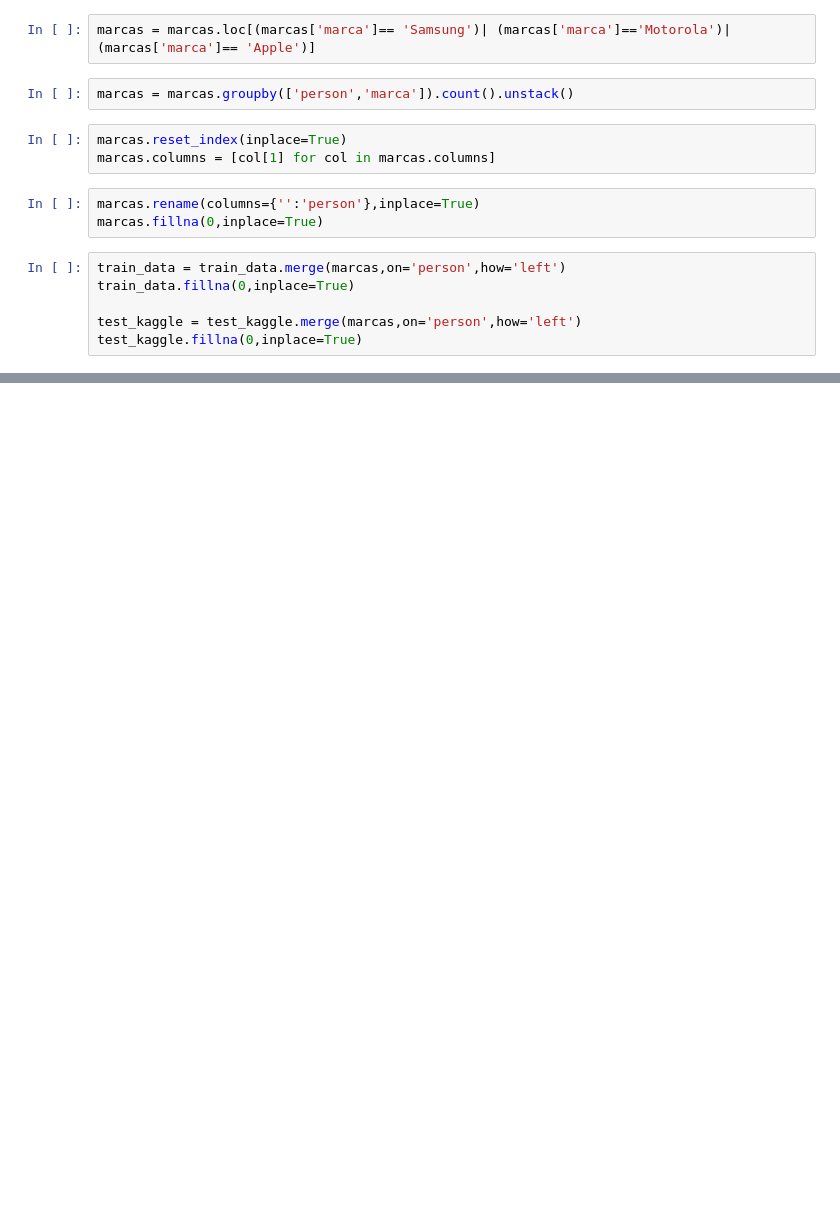
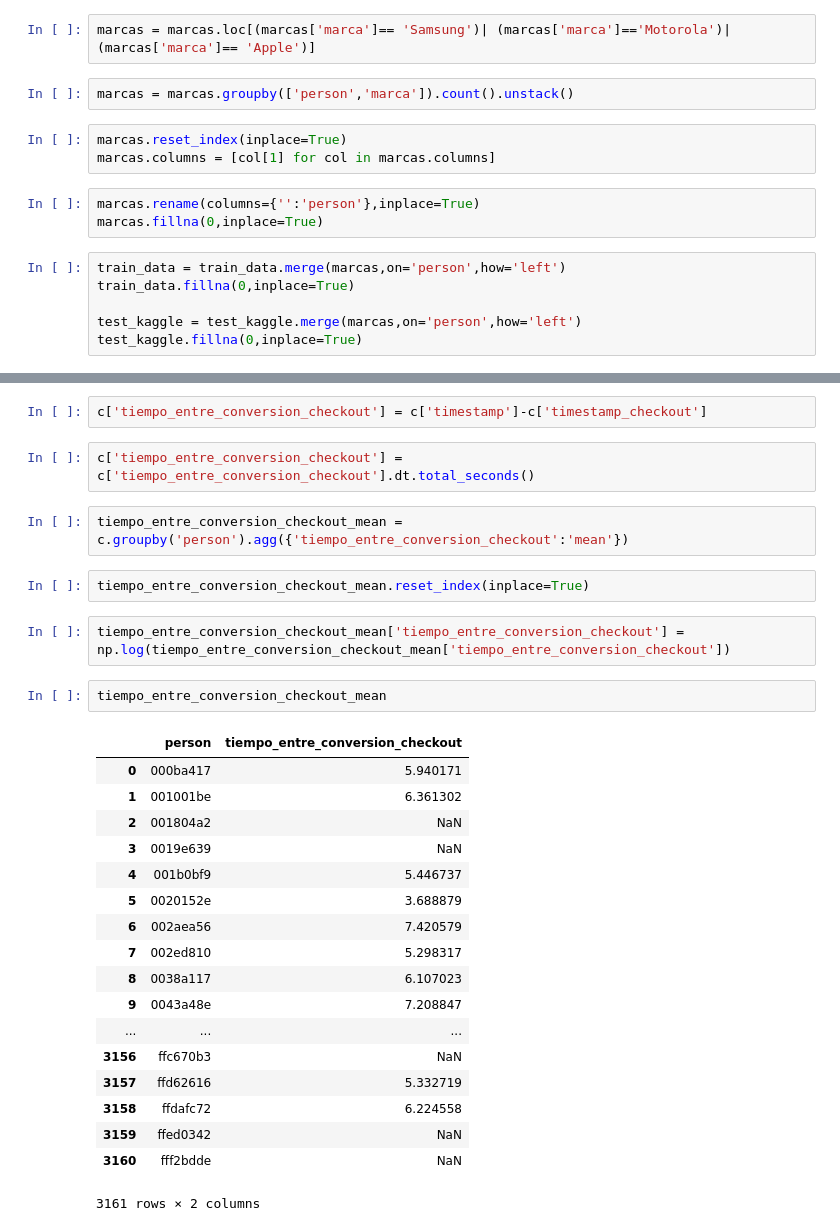
Before and after one commit to EugeniaFranchi/TP-Datos, a Jupyter notebook: TP2/TP2 v1.2.ipynb, the cells around one changed output, grey strips where cells are left out. Saved outputs shown, nothing was run; the diff lists cells and outputs as text; blank space fills up the shorter version.

```diff
--- a/TP2/TP2 v1.2.ipynb
+++ b/TP2/TP2 v1.2.ipynb
@@ -1205,0 +1238,31 @@ test_kaggle.fillna(0,inplace=True)
+# %%
+c['tiempo_entre_conversion_checkout'] = c['timestamp']-c['timestamp_checkout']
+# %%
+c['tiempo_entre_conversion_checkout'] = c['tiempo_entre_conversion_checkout'].dt.total_seconds()
+# %%
+tiempo_entre_conversion_checkout_mean = c.groupby('person').agg({'tiempo_entre_conversion_checkout':'mean'})
+# %%
+tiempo_entre_conversion_checkout_mean.reset_index(inplace=True)
+# %%
+tiempo_entre_conversion_checkout_mean['tiempo_entre_conversion_checkout'] = np.log(tiempo_entre_conversion_checkout_mean['tiempo_entre_conversion_checkout'])
+# %%
+tiempo_entre_conversion_checkout_mean
+# %% [output]
+|  | person | tiempo_entre_conversion_checkout |
+| 0 | 000ba417 | 5.940171 |
+| 1 | 001001be | 6.361302 |
+| 2 | 001804a2 | NaN |
+| 3 | 0019e639 | NaN |
+| 4 | 001b0bf9 | 5.446737 |
+| 5 | 0020152e | 3.688879 |
+| 6 | 002aea56 | 7.420579 |
+| 7 | 002ed810 | 5.298317 |
+| 8 | 0038a117 | 6.107023 |
+| 9 | 0043a48e | 7.208847 |
+| ... | ... | ... |
+| 3156 | ffc670b3 | NaN |
+| 3157 | ffd62616 | 5.332719 |
+| 3158 | ffdafc72 | 6.224558 |
+| 3159 | ffed0342 | NaN |
+| 3160 | fff2bdde | NaN |
+3161 rows × 2 columns
```
Also changed, not shown: parts of 61 cells of this notebook, 3 other files.
